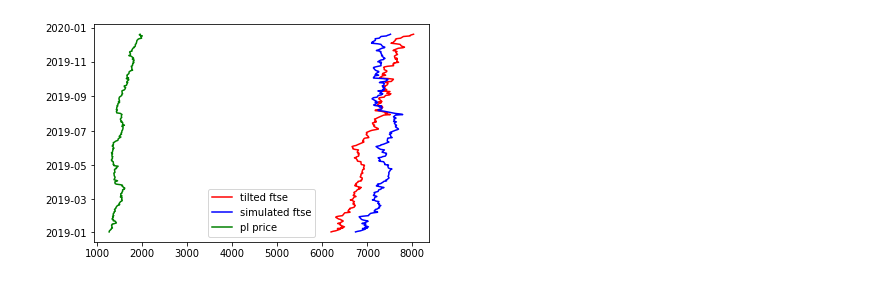
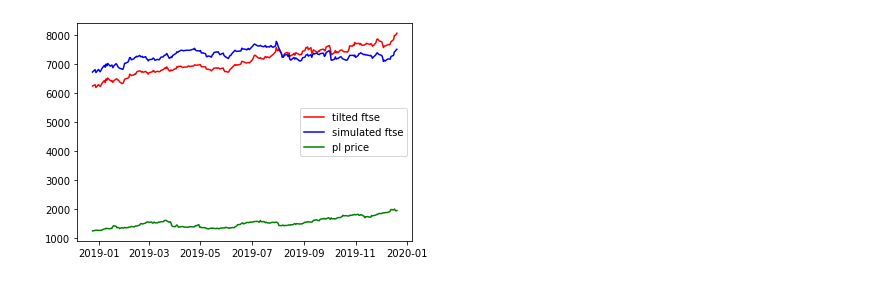
Before and after one commit to wmow/bloombergMDM, a Jupyter notebook: Stock_Palladium_CorrCoeffs.ipynb, the cells around one changed output. Cells and saved outputs as stored; diff of their text form; code cells hidden in the pictures.

```diff
--- a/Stock_Palladium_CorrCoeffs.ipynb
+++ b/Stock_Palladium_CorrCoeffs.ipynb
@@ -168,18 +123,20 @@ def tiltFTSE(tilt):
 # %%
 pearsonVals = []
 spearmanVals = []
-for stock in FTSElist['0'].values:
+plPrice19=plPrice[plPrice['Date'] > datetime.strptime('Dec 23, 2018', '%b %d, %Y').date()]
+
+for stock in fullStockListDf['0'].values:
     if stock[-1] == '.':
             stockPrice = pd.read_csv(f'stockCSVs/{stock}L17-20.csv')
     else:
         stockPrice = pd.read_csv(f'stockCSVs/{stock}.L17-20.csv')
     stockPrice['Date'] = pd.to_datetime(stockPrice['Date'])
-    stockPrice=stockPrice[stockPrice['Date'] < datetime.strptime('Jan 01, 2020', '%b %d, %Y').date()]
-    stockPrice=stockPrice[stockPrice['Date'] > datetime.strptime('Jan 01, 2019', '%b %d, %Y').date()]
+    stockPrice=stockPrice[stockPrice['Date'] < datetime.strptime('Dec 21, 2019', '%b %d, %Y').date()]
+    stockPrice=stockPrice[stockPrice['Date'] > datetime.strptime('Dec 23, 2018', '%b %d, %Y').date()]
 
-    p = pearsonr(stockPrice['Open'].values,plPrice['Price'].values)
+    p = pearsonr(stockPrice['Open'].values,plPrice19['Price'].values)
     pearsonVals.append((p[0]))
 
-    s = spearmanr(stockPrice['Open'].values,plPrice['Price'].values)
-    print(stockPrice['Open'].values.shape)
+    s = spearmanr(stockPrice['Open'].values,plPrice19['Price'].values)
+
     spearmanVals.append((s[0]))
@@ -215,5 +154,4 @@ display(corrCoeffs[abs(corrCoeffs['Spearman'])>0.9])
 # %%
-optimalTilts = pd.DataFrame(index = fullStockListDf['0'].values,data = {'Pearson':[i * 2 for i in pearsonVals]})
-optimalTiltsSpearman = pd.DataFrame(index = fullStockListDf['0'].values,data = {'Spearman':[i * 2 for i in spearmanVals]} )
-#optimalTilts[['Pearson','Spearman']] = corrCoeffs[['Pearson','Spearman']].values*2
-optimalTilts.loc['BKG']
+#Use stock correlations as weights for tilt function
+optimalTiltsPearson = pd.DataFrame(index = fullStockListDf['0'].values,data = {'Pearson':[i * 2 for i in pearsonVals]})
+optimalTiltsSpearman = pd.DataFrame(index = fullStockListDf['0'].values,data = {'Spearman':[i * 2 for i in spearmanVals]})
@@ -235,3 +158,10 @@ not coerce, and 'the values will not compare equal to the
+# %%
+#Get tilted FTSE data
+tiltedFTSESPearson = tiltFTSE(optimalTiltsPearson)
+tiltedFTSESpearman = tiltFTSE(optimalTiltsSpearman)
+# %%
+#Use Pearson tilted FTSE for analysis
+tiltedFTSE = tiltedFTSESPearson
 # %%
 FTSEq317 = FTSE[(FTSE['Date'] > quarterCutOffDates[0]) & (FTSE['Date'] < quarterCutOffDates[10])]['Open'].values
 FTSEq317date = FTSE[(FTSE['Date'] > quarterCutOffDates[0]) & (FTSE['Date'] < quarterCutOffDates[10])]['Date'].values
@@ -326,8 +250,9 @@ behavior, convert the 'datetime.date' to a datetime with
 # %%
-plt.plot(tiltedFTSE2019['Open'].values, tiltedFTSE2019.index.values,'r-' ,label = 'tilted ftse' )
-plt.plot(simulatedFTSE2019['Open'].values, simulatedFTSE2019['Date'].values,'b-' ,label = 'simulated ftse')
-plt.plot(plPriceShort['Price'].values, plPriceShort['Date'].values,'g-' ,label = 'pl price')
+#plot of absolute tilted, untilted and pl price values
+plt.plot(tiltedFTSE2019.index.values,tiltedFTSE2019['Open'].values, 'r-' ,label = 'tilted ftse' )
+plt.plot(simulatedFTSE2019['Date'].values,simulatedFTSE2019['Open'].values, 'b-' ,label = 'simulated ftse')
+plt.plot(plPrice19['Date'].values,plPrice19['Price'].values, 'g-' ,label = 'pl price')
 plt.legend()
 plt.show()
 # %% [output]
-[figure, old version]
+[figure, new version]
```
Also changed, not shown: parts of 15 cells of this notebook.
